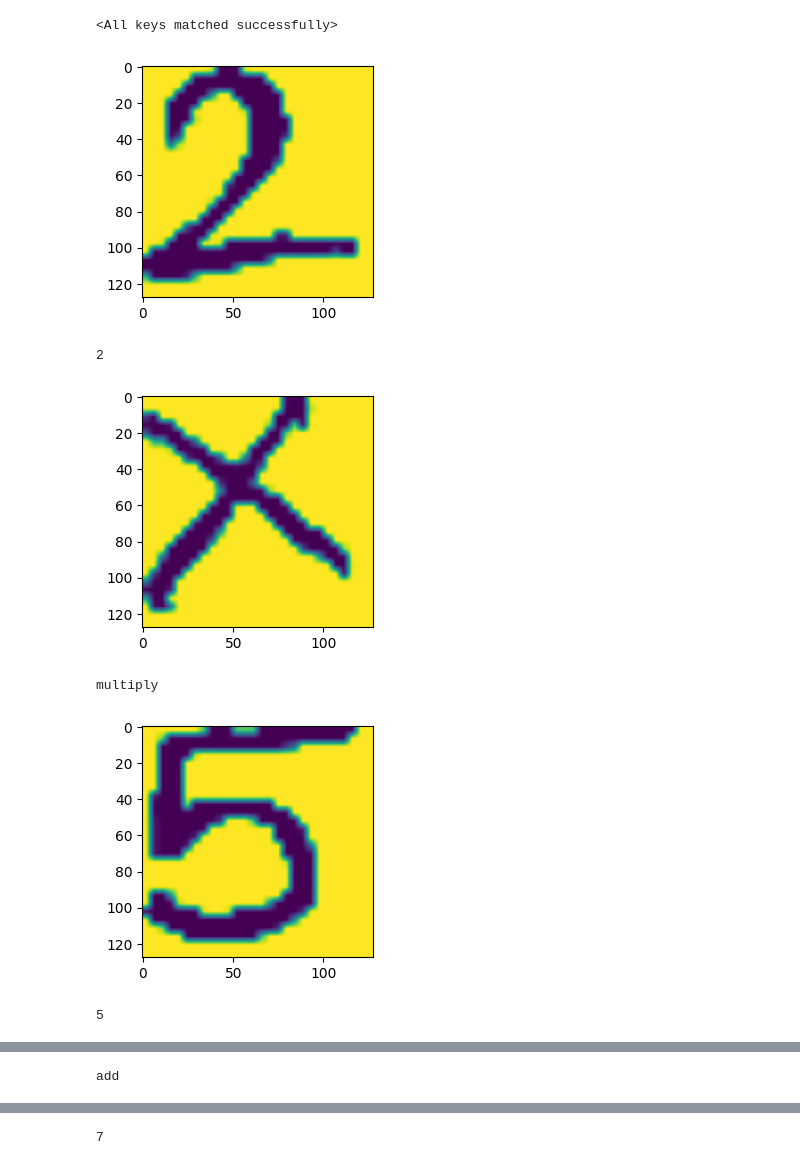
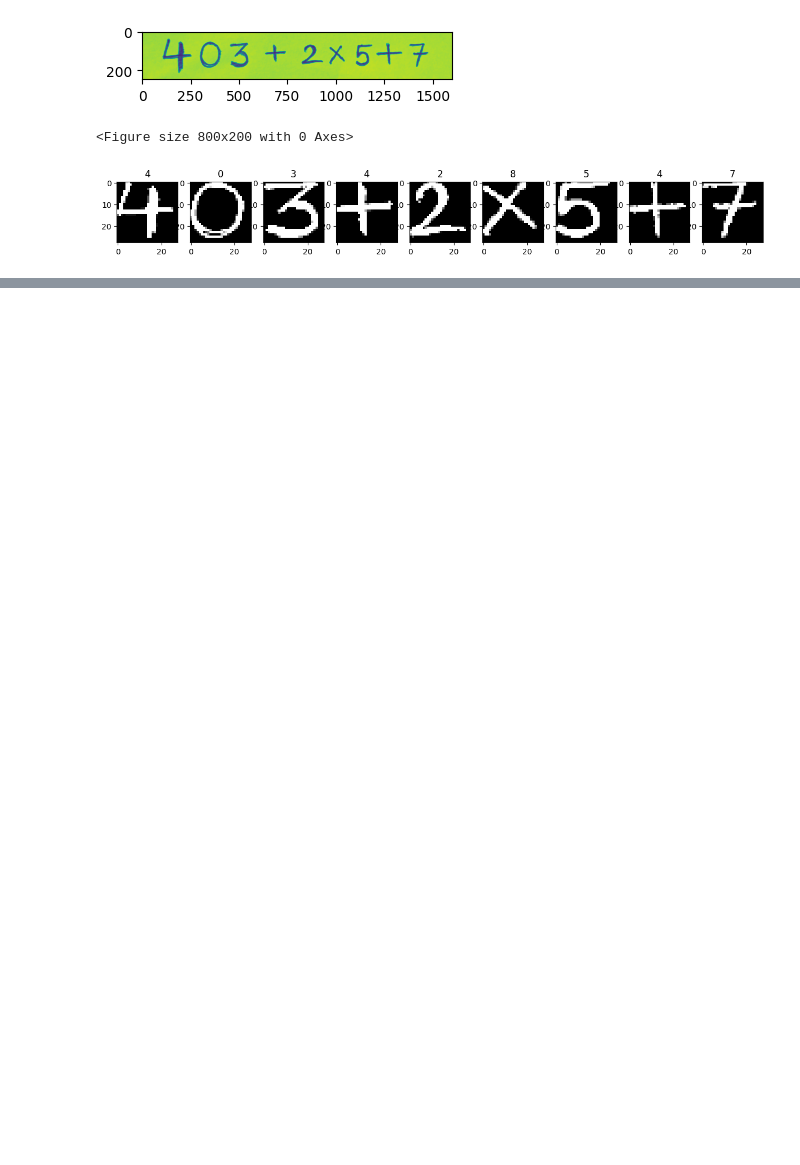
Before and after one commit to SohamD34/Handwritten-Equation-Solver, a Jupyter notebook: equationsolver.ipynb, the cells around one changed output, grey strips where cells are left out. Drawn from its saved outputs; the diff is of its cells as text; code cells hidden in the pictures; blank space fills up the shorter version.

```diff
--- a/equationsolver.ipynb
+++ b/equationsolver.ipynb
@@ -43,59 +172,39 @@ plt.show()
-# %%
-class CharacterNet(nn.Module):
-
-    ''' CNN architecture for character recognition '''
-
-    def __init__(self):
-
-        super(CharacterNet, self).__init__()
-        self.conv1 = nn.Conv2d(1, 32, kernel_size=3, padding=1)
-        self.conv2 = nn.Conv2d(32, 64, kernel_size=3, padding=1)
-        self.dropout = nn.Dropout(0.2)
-        self.pool = nn.MaxPool2d(kernel_size=2, stride=2)
-        self.fc1 = nn.Linear(64 * 32 * 32, 512)
-        self.fc2 = nn.Linear(512, 27)
-
-
-    def forward(self, x):
-
-        x = F.relu(self.conv1(x))
-        x = self.pool(x)
-        x = F.relu(self.conv2(x))
-        x = self.pool(x)
-        x = x.view(-1, 64 * 32 * 32)
-        x = F.relu(self.fc1(x))
-        x = self.fc2(x)
-        x = F.softmax(x, dim=1)
-
-        return x
-
-
-model = CharacterNet()
-model.load_state_dict(torch.load('CharacterNet.pth'))
-# %% [output]
-<All keys matched successfully>
 # %%
+img = cv2.imread('../Handwritten-Equation-Solver/test_data/15.jpeg',cv2.IMREAD_GRAYSCALE)
+plt.figure(figsize=(4,2))
+plt.imshow(img)
+plt.show()
+
+segments = create_segments(img)
+segments = segments[:len(segments)]
+plt.figure(figsize=(8,2))
+
+
+import matplotlib.pyplot as plt
+
 model = model.to(device)
 equation = []
 
-for img in segments:
 
-    gray_image = cv2.resize(img, (128,128))
-    gray_image = gray_image.reshape((1,128,128))
+plt.figure(figsize=(15, 3))  # Adjust the figure size as needed
+
+for i, img in enumerate(segments):
+    gray_image = cv2.resize(img, (28, 28))
+    gray_image = gray_image.reshape((1, 28, 28))
     data = torch.Tensor(np.array([gray_image])).to(device)
+
     output = model(data)
     _, predicted = torch.max(output.data, 1)
-    plt.figure(figsize=(3,3))
-    plt.imshow(gray_image[0])
-    plt.show()
-    index = predicted.cpu().numpy()[0]
-    print(mapping[str(index)])
 
-    equation.append(mapping[str(index)])
+    plt.subplot(1, len(segments), i + 1)
+    plt.imshow(gray_image[0], cmap='gray')
+
+    plt.title(mapping[str(predicted.item())])  # Assuming mapping is a dictionary
+
+    equation.append(mapping[str(predicted.item())])
+
+plt.show()
 # %% [output]
-[figure, old version]
+[figure, new version]
-2
+<Figure size 800x200 with 0 Axes>
-[figure, old version]
+[figure, new version]
-multiply
-[figure, removed]
-5
@@ -103 +210,0 @@ multiply
-add
@@ -105,4 +211,3 @@ add
-7
 # %%
 symbols = {'add':'+','minus':'-','div':'/', 'left_bracket':'[', 'left_curly_brace':'{', 'left_parenthesis':'(', 'log':'log', 'minus':'-', 'multiply':'*', 'right_bracket':']', 'right_curly_brace':'}', 'right_parenthesis':')', 'sin':'sin', 'slash':'/', 'sqrt':'sqrt', 'summation':'sum', 'tan':'tan'}
 
```
Also changed, not shown: parts of 8 cells of this notebook, 9 other files.
